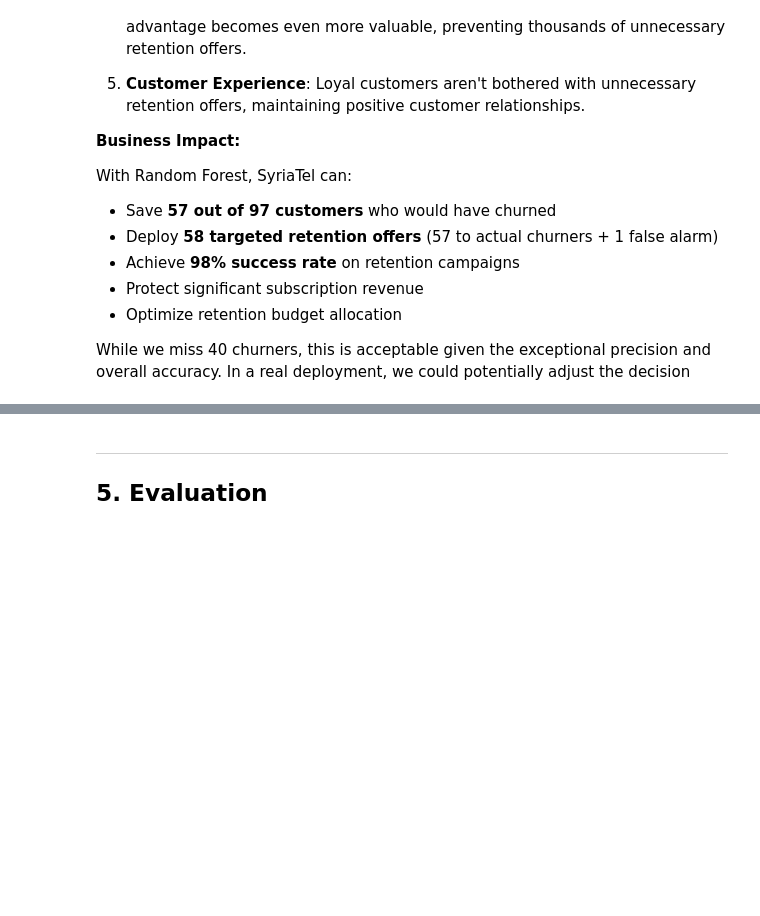
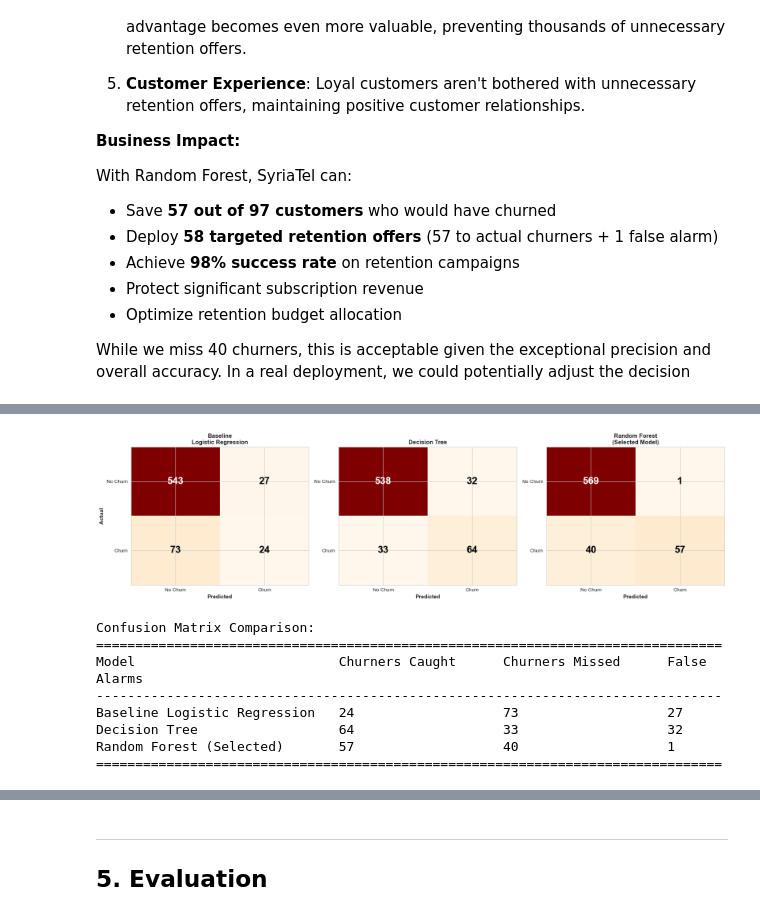
Before and after one commit to mkxangie/SyriaTel-Project, a Jupyter notebook: syriatel.ipynb, the cells around one changed output, grey strips where cells are left out. Drawn from its saved outputs; the diff is of its cells as text; code cells hidden in the pictures; blank space fills up the shorter version.

```diff
--- a/syriatel.ipynb
+++ b/syriatel.ipynb
@@ -1282,0 +1292,56 @@ plt.show()
+# %%
+# Compare confusion matrices side by side
+fig, axes = plt.subplots(1, 3, figsize=(18, 5))
+
+cms = [
+    confusion_matrix(y_test, y_test_pred),
+    confusion_matrix(y_test, y_test_pred_dt),
+    confusion_matrix(y_test, y_test_pred_rf)
+]
+
+titles = ['Baseline\nLogistic Regression', 'Decision Tree', 'Random Forest\n(Selected Model)']
+
+for idx, (cm, title) in enumerate(zip(cms, titles)):
+    ax = axes[idx]
+    im = ax.imshow(cm, cmap='OrRd', aspect='auto')
+
+    # Add text
+    for i in range(2):
+        for j in range(2):
+            text_color = 'white' if cm[i, j] > cm.max()/2 else 'black'
+            ax.text(j, i, cm[i, j],
+                   ha="center", va="center",
+                   color=text_color, fontsize=20, fontweight='bold')
+
+    # Labels
+    ax.set_xticks([0, 1])
+    ax.set_yticks([0, 1])
+    ax.set_xticklabels(['No Churn', 'Churn'], fontsize=10)
+    ax.set_yticklabels(['No Churn', 'Churn'], fontsize=10)
+    ax.set_xlabel('Predicted', fontsize=11, fontweight='bold')
+    if idx == 0:
+        ax.set_ylabel('Actual', fontsize=11, fontweight='bold')
+    ax.set_title(title, fontsize=12, fontweight='bold')
+
+plt.tight_layout()
+plt.show()
+
+# Print key metrics from confusion matrices
+print("\nConfusion Matrix Comparison:")
+print("="*80)
+print(f"{'Model':<30} {'Churners Caught':<20} {'Churners Missed':<20} {'False Alarms':<15}")
+print("-"*80)
+print(f"{'Baseline Logistic Regression':<30} {24:<20} {73:<20} {27:<15}")
+print(f"{'Decision Tree':<30} {64:<20} {33:<20} {32:<15}")
+print(f"{'Random Forest (Selected)':<30} {57:<20} {40:<20} {1:<15}")
+print("="*80)
+# %% [output]
+[figure, added]
+Confusion Matrix Comparison:
+================================================================================
+Model                          Churners Caught      Churners Missed      False Alarms
+--------------------------------------------------------------------------------
+Baseline Logistic Regression   24                   73                   27
+Decision Tree                  64                   33                   32
+Random Forest (Selected)       57                   40                   1
+================================================================================
```
Also changed, not shown: parts of 8 cells of this notebook.
